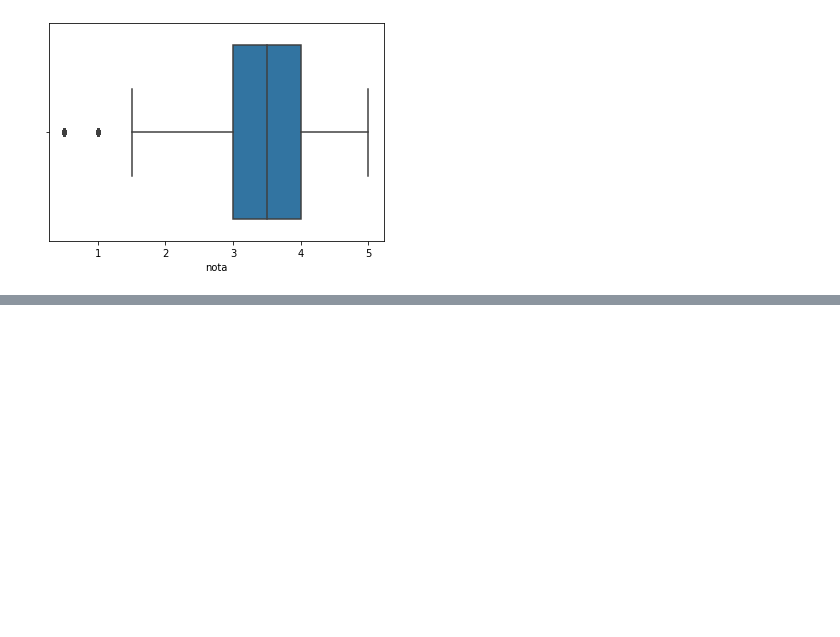
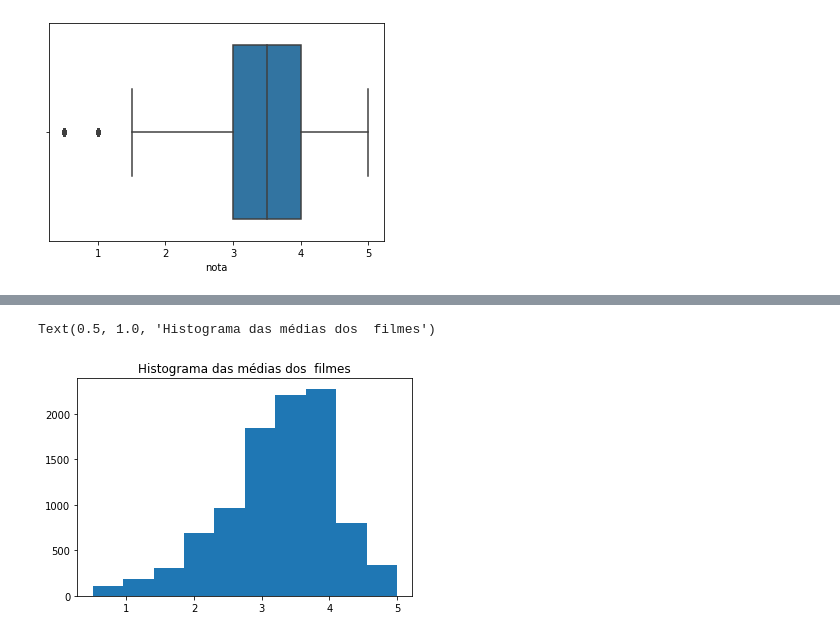
Before and after one commit to KaioViana/data-science-primeiros-passos, a Jupyter notebook: introdução_a_Data_Science.ipynb, the cells around one changed output, grey strips where cells are left out. Cells and saved outputs as stored; diff of their text form; code cells hidden in the pictures; blank space fills up the shorter version.

```diff
--- a/introdução_a_Data_Science.ipynb
+++ b/introdução_a_Data_Science.ipynb
@@ -103,0 +187,7 @@ sns.boxplot(notas.nota)
+# %%
+# o pandas e o seaborn utiliza por baixo dos panos a lib matplotlib
+plt.hist(medias_por_filme)
+plt.title('Histograma das médias dos  filmes')
+# %% [output]
+Text(0.5, 1.0, 'Histograma das médias dos  filmes')
+[figure, added]
```
Also changed, not shown: parts of 38 cells of this notebook.
